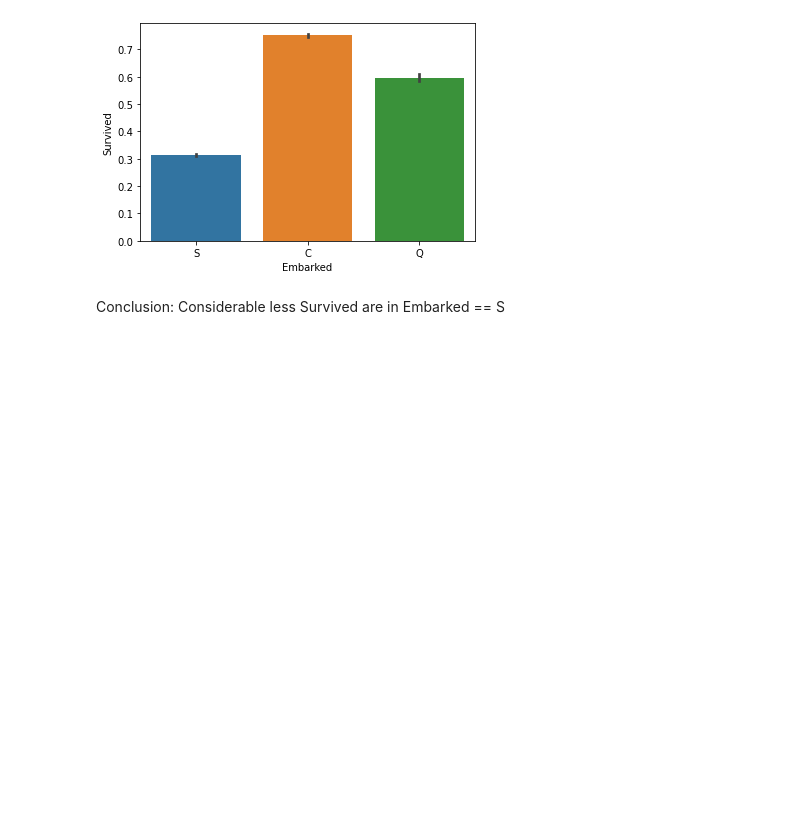
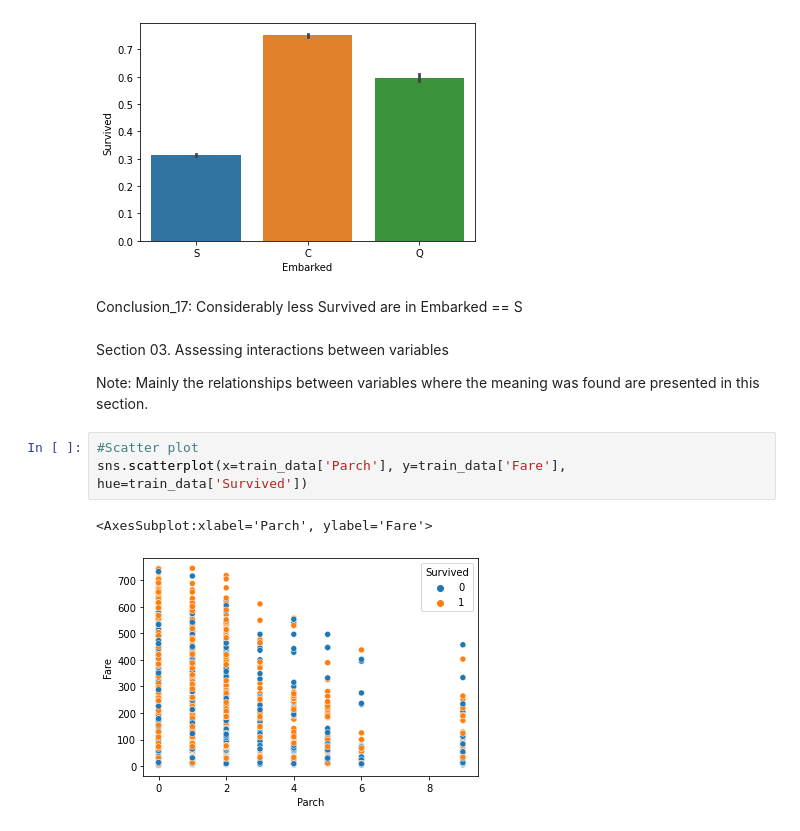
Before and after one commit to VeraAndreevna/Training, a Jupyter notebook: data_exploration.ipynb, the cells around one changed output. Drawn from its saved outputs; the diff is of its cells as text; blank space fills up the shorter version.

Commit message:
3rd version
Section 03 is added, Conclusions got numbers: "Conclusion_XX"

```diff
--- a/data_exploration.ipynb
+++ b/data_exploration.ipynb
@@ -333,4 +335,14 @@ sns.barplot(x=train_data['Embarked'], y=train_data['Survived'])
 <AxesSubplot:xlabel='Embarked', ylabel='Survived'>
 [figure]
 # %% [markdown]
-Conclusion: Considerable less Survived are in Embarked == S
+Conclusion_17: Considerably less Survived are in Embarked == S
+# %% [markdown]
+Section 03. Assessing interactions between variables
+
+Note: Mainly the relationships between variables where the meaning was found are presented in this section.
+# %%
+#Scatter plot
+sns.scatterplot(x=train_data['Parch'], y=train_data['Fare'], hue=train_data['Survived'])
+# %% [output]
+<AxesSubplot:xlabel='Parch', ylabel='Fare'>
+[figure, added]
```
Also changed, not shown: parts of 30 cells of this notebook.
